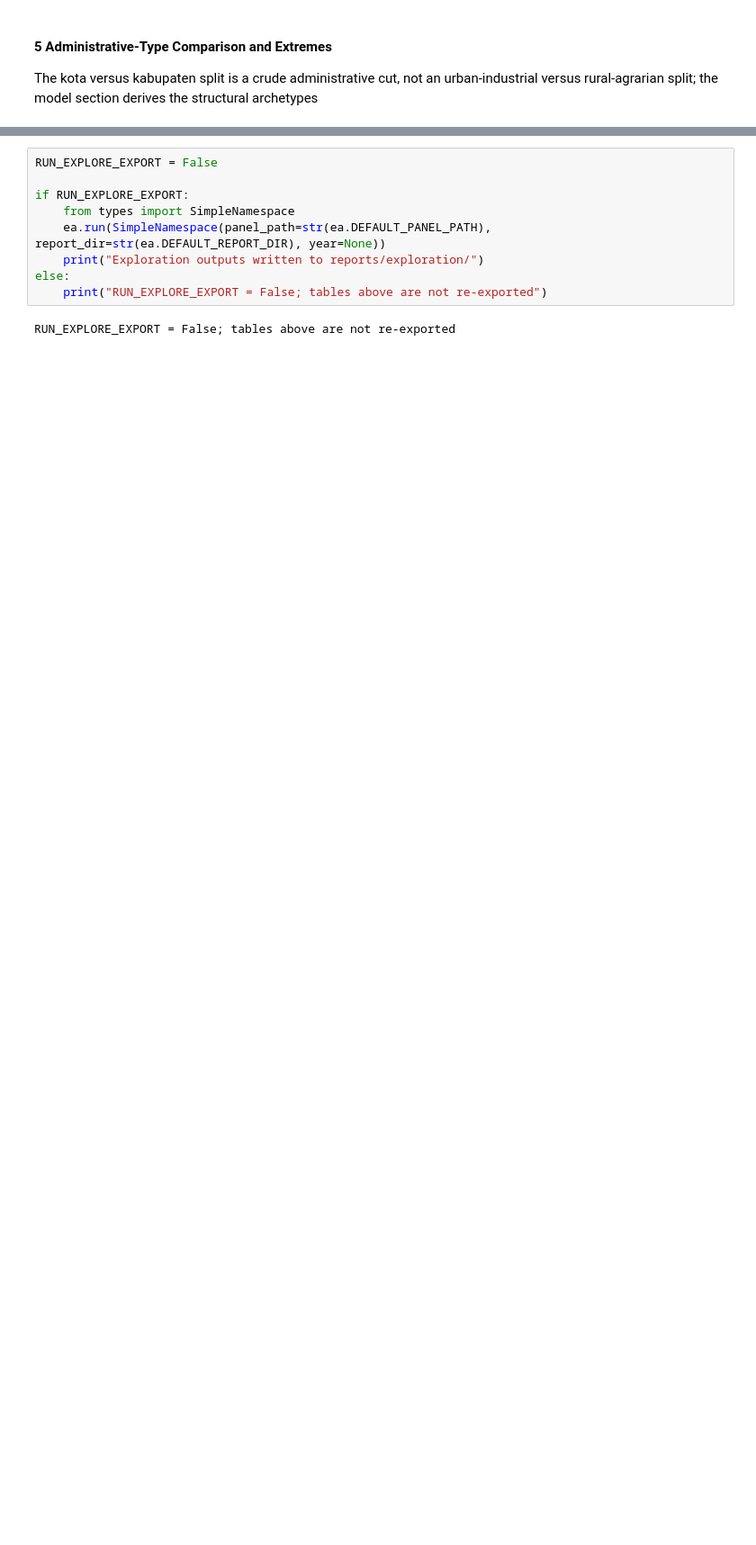
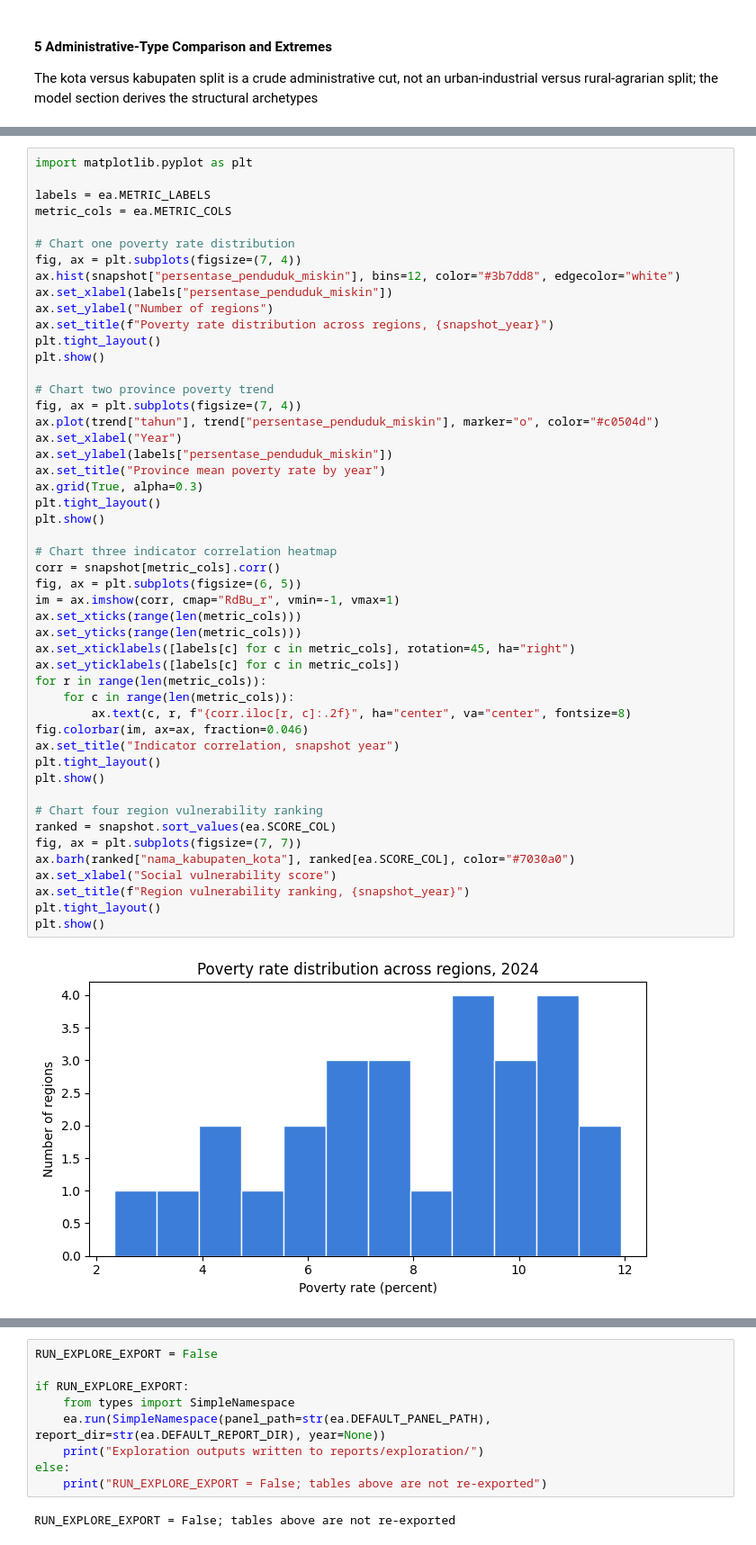
Before and after one commit to nailaselvirabudiana/data-analytics-tubes, a Jupyter notebook: notebooks/OSEMN.ipynb, the cells around one changed output, grey strips where cells are left out. Shown at 90% size. Cells and saved outputs as stored; diff of their text form; blank space fills up the shorter version.

Commit message:
feat: visualization eda and modeling

```diff
--- a/notebooks/OSEMN.ipynb
+++ b/notebooks/OSEMN.ipynb
@@ -859,0 +854,51 @@ No chart code is placed here to keep the analyst and visualization roles separat
+# %%
+import matplotlib.pyplot as plt
+
+labels = ea.METRIC_LABELS
+metric_cols = ea.METRIC_COLS
+
+# Chart one poverty rate distribution
+fig, ax = plt.subplots(figsize=(7, 4))
+ax.hist(snapshot["persentase_penduduk_miskin"], bins=12, color="#3b7dd8", edgecolor="white")
+ax.set_xlabel(labels["persentase_penduduk_miskin"])
+ax.set_ylabel("Number of regions")
+ax.set_title(f"Poverty rate distribution across regions, {snapshot_year}")
+plt.tight_layout()
+plt.show()
+
+# Chart two province poverty trend
+fig, ax = plt.subplots(figsize=(7, 4))
+ax.plot(trend["tahun"], trend["persentase_penduduk_miskin"], marker="o", color="#c0504d")
+ax.set_xlabel("Year")
+ax.set_ylabel(labels["persentase_penduduk_miskin"])
+ax.set_title("Province mean poverty rate by year")
+ax.grid(True, alpha=0.3)
+plt.tight_layout()
+plt.show()
+
+# Chart three indicator correlation heatmap
+corr = snapshot[metric_cols].corr()
+fig, ax = plt.subplots(figsize=(6, 5))
+im = ax.imshow(corr, cmap="RdBu_r", vmin=-1, vmax=1)
+ax.set_xticks(range(len(metric_cols)))
+ax.set_yticks(range(len(metric_cols)))
+ax.set_xticklabels([labels[c] for c in metric_cols], rotation=45, ha="right")
+ax.set_yticklabels([labels[c] for c in metric_cols])
+for r in range(len(metric_cols)):
+    for c in range(len(metric_cols)):
+        ax.text(c, r, f"{corr.iloc[r, c]:.2f}", ha="center", va="center", fontsize=8)
+fig.colorbar(im, ax=ax, fraction=0.046)
+ax.set_title("Indicator correlation, snapshot year")
+plt.tight_layout()
+plt.show()
+
+# Chart four region vulnerability ranking
+ranked = snapshot.sort_values(ea.SCORE_COL)
+fig, ax = plt.subplots(figsize=(7, 7))
+ax.barh(ranked["nama_kabupaten_kota"], ranked[ea.SCORE_COL], color="#7030a0")
+ax.set_xlabel("Social vulnerability score")
+ax.set_title(f"Region vulnerability ranking, {snapshot_year}")
+plt.tight_layout()
+plt.show()
+# %% [output]
+[figure, added]
```
Also changed, not shown: parts of 9 cells of this notebook, 3 other files.
